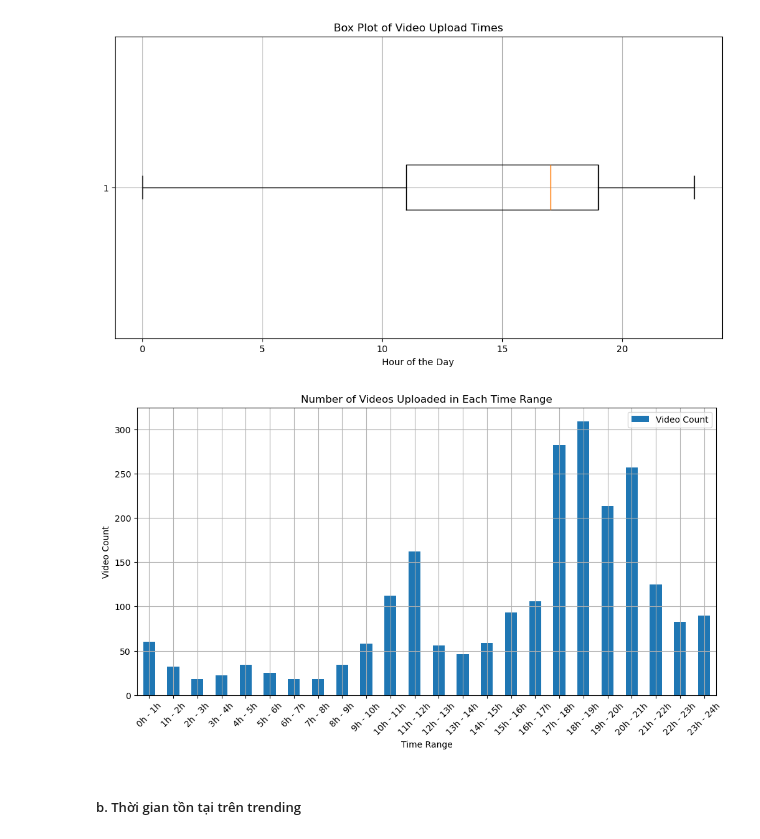
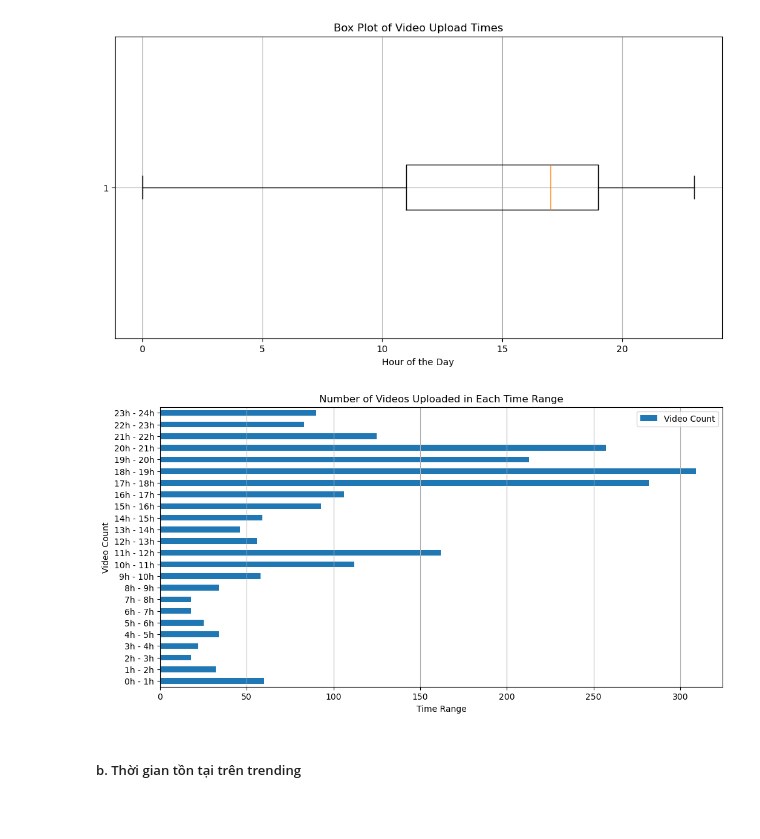
Before and after one commit to sleepifoxx/BTL-Data-Processing, a Jupyter notebook: DataProcessing.ipynb, the cells around one changed output. Drawn from its saved outputs; the diff is of its cells as text; code cells hidden in the pictures; blank space fills up the shorter version.

```diff
--- a/DataProcessing.ipynb
+++ b/DataProcessing.ipynb
@@ -64,12 +64,12 @@ plt.show()
 # %% [output]
 [figure]
 # %%
-time_video_df.plot(x='Time Range', y='Video Count', kind='bar', figsize=(12, 6))
+time_video_df.plot(x='Time Range', y='Video Count', kind='barh', figsize=(12, 6))
 plt.xlabel('Time Range')
 plt.ylabel('Video Count')
 plt.title('Number of Videos Uploaded in Each Time Range')
-plt.xticks(rotation=45)
-plt.grid(True)
+plt.xticks(rotation=0)
+plt.grid(True, axis='x')
 plt.show()
 # %% [output]
-[figure, old version]
+[figure, new version]
```
Also changed, not shown: parts of 25 cells of this notebook, 1 other file.
